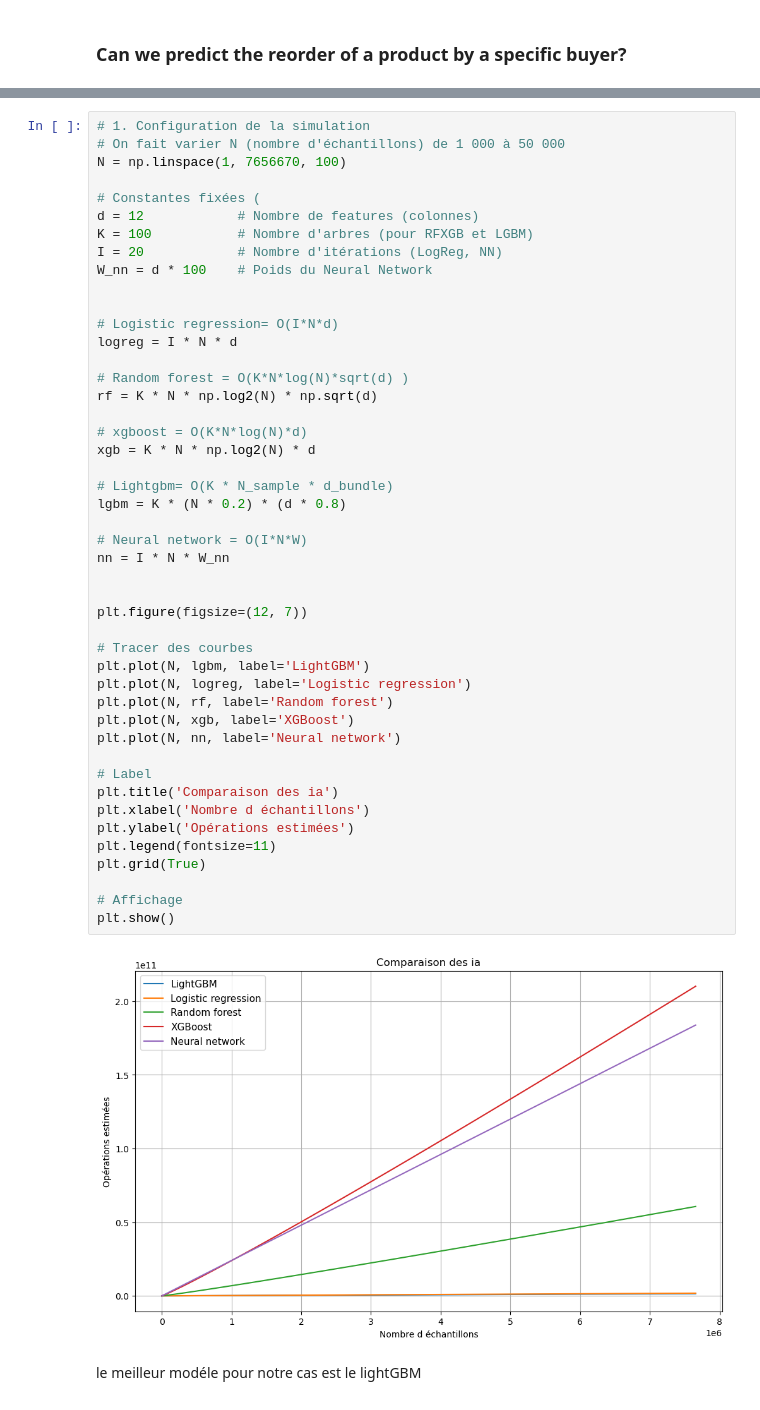
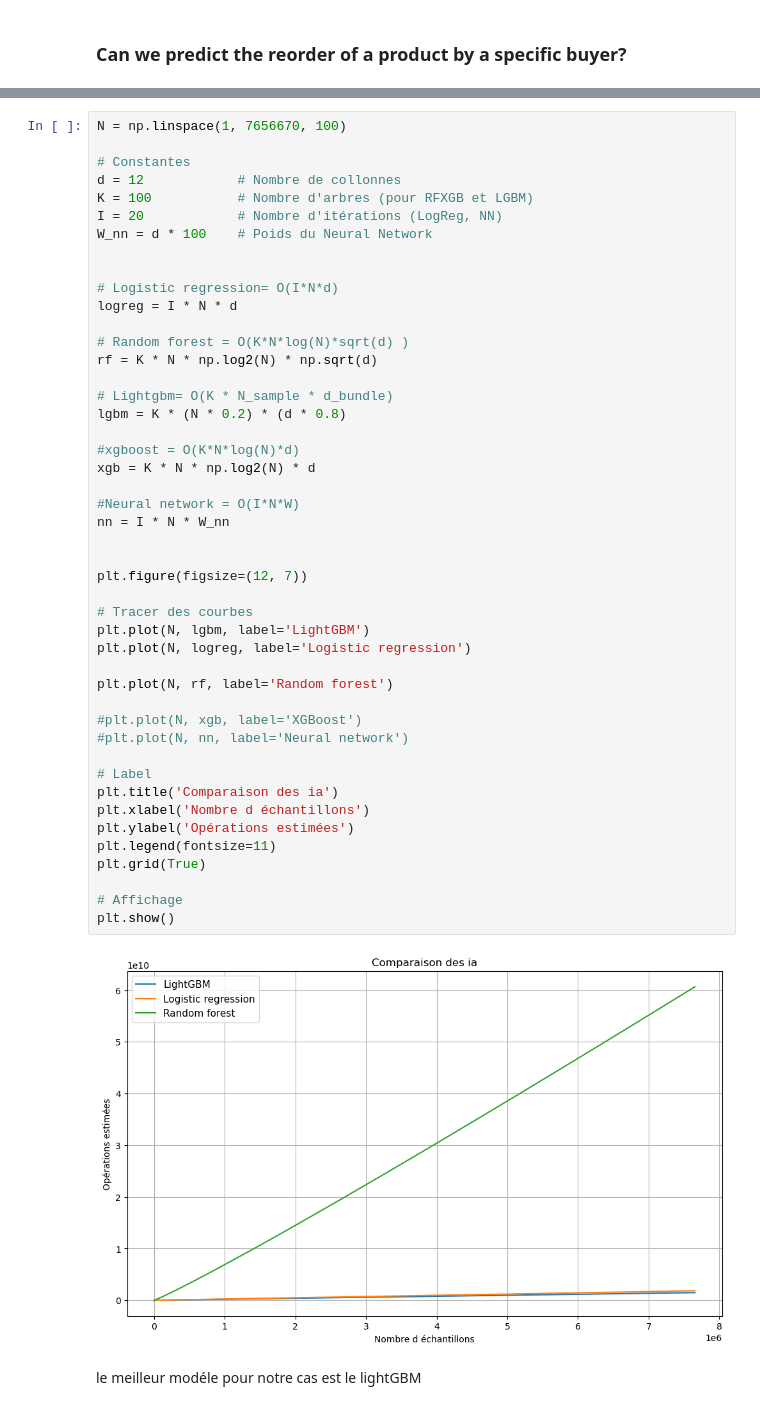
Before and after one commit to AlexandrG1209/nextbuy, a Jupyter notebook: notebook.ipynb, the cells around one changed output, grey strips where cells are left out. Cells and saved outputs as stored; diff of their text form.

```diff
--- a/notebook.ipynb
+++ b/notebook.ipynb
@@ -538,10 +485,8 @@ input_train, input_test, output_train, output_test = train_test_split(inputt, ou
 # %%
-# 1. Configuration de la simulation
-# On fait varier N (nombre d'échantillons) de 1 000 à 50 000
 N = np.linspace(1, 7656670, 100)
 
-# Constantes fixées (
-d = 12            # Nombre de features (colonnes)
+# Constantes
+d = 12            # Nombre de collonnes
 K = 100           # Nombre d'arbres (pour RFXGB et LGBM)
 I = 20            # Nombre d'itérations (LogReg, NN)
 W_nn = d * 100    # Poids du Neural Network
@@ -549,39 +494,41 @@ W_nn = d * 100    # Poids du Neural Network
 
 # Logistic regression= O(I*N*d)
 logreg = I * N * d
 
 # Random forest = O(K*N*log(N)*sqrt(d) )
 rf = K * N * np.log2(N) * np.sqrt(d)
 
-# xgboost = O(K*N*log(N)*d)
-xgb = K * N * np.log2(N) * d
-
 # Lightgbm= O(K * N_sample * d_bundle)
 lgbm = K * (N * 0.2) * (d * 0.8)
 
-# Neural network = O(I*N*W)
+#xgboost = O(K*N*log(N)*d)
+xgb = K * N * np.log2(N) * d
+
+#Neural network = O(I*N*W)
 nn = I * N * W_nn
 
 
 plt.figure(figsize=(12, 7))
 
 # Tracer des courbes
 plt.plot(N, lgbm, label='LightGBM')
 plt.plot(N, logreg, label='Logistic regression')
+
 plt.plot(N, rf, label='Random forest')
-plt.plot(N, xgb, label='XGBoost')
-plt.plot(N, nn, label='Neural network')
+
+#plt.plot(N, xgb, label='XGBoost')
+#plt.plot(N, nn, label='Neural network')
 
 # Label
 plt.title('Comparaison des ia')
 plt.xlabel('Nombre d échantillons')
 plt.ylabel('Opérations estimées')
 plt.legend(fontsize=11)
 plt.grid(True)
 
 # Affichage
 plt.show()
 # %% [output]
-[figure, old version]
+[figure, new version]
 # %% [markdown]
 le meilleur modéle pour notre cas est le lightGBM
```
Also changed, not shown: parts of 13 cells of this notebook.
